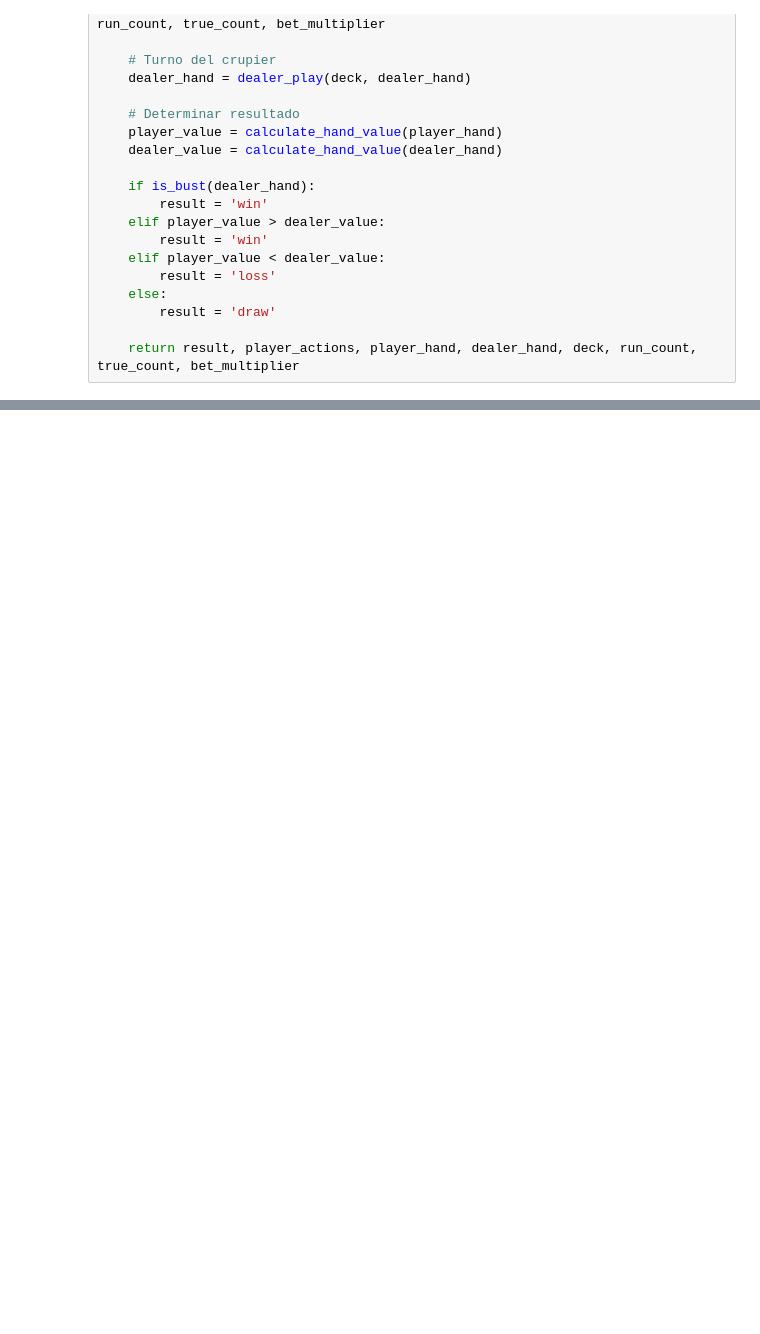
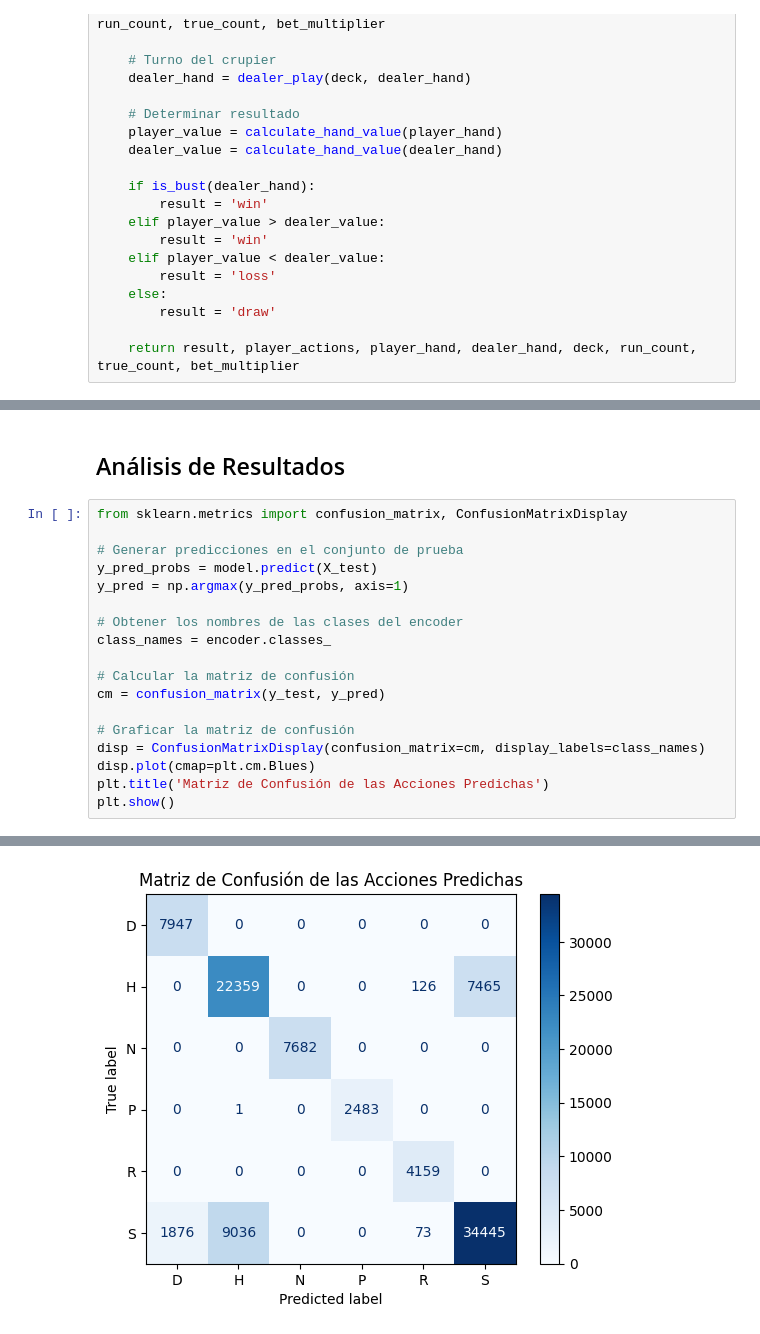
Before and after one commit to andresquez/AIBlackJack, a Jupyter notebook: AIBlackJackV2.ipynb, the cells around one changed output, grey strips where cells are left out. Drawn from its saved outputs; the diff is of its cells as text; blank space fills up the shorter version.

Commit message:
feat: results analysis and more simulations

```diff
--- a/AIBlackJackV2.ipynb
+++ b/AIBlackJackV2.ipynb
@@ -834,0 +816,21 @@ Acciones tomadas: ['D']
+# %% [markdown]
+## Análisis de Resultados
+# %%
+from sklearn.metrics import confusion_matrix, ConfusionMatrixDisplay
+
+# Generar predicciones en el conjunto de prueba
+y_pred_probs = model.predict(X_test)
+y_pred = np.argmax(y_pred_probs, axis=1)
+
+# Obtener los nombres de las clases del encoder
+class_names = encoder.classes_
+
+# Calcular la matriz de confusión
+cm = confusion_matrix(y_test, y_pred)
+
+# Graficar la matriz de confusión
+disp = ConfusionMatrixDisplay(confusion_matrix=cm, display_labels=class_names)
+disp.plot(cmap=plt.cm.Blues)
+plt.title('Matriz de Confusión de las Acciones Predichas')
+plt.show()
+# %% [output]
@@ -834,0 +838 @@ Acciones tomadas: ['D']
+[figure, added]
```
Also changed, not shown: parts of 13 cells of this notebook, 1 other file.
